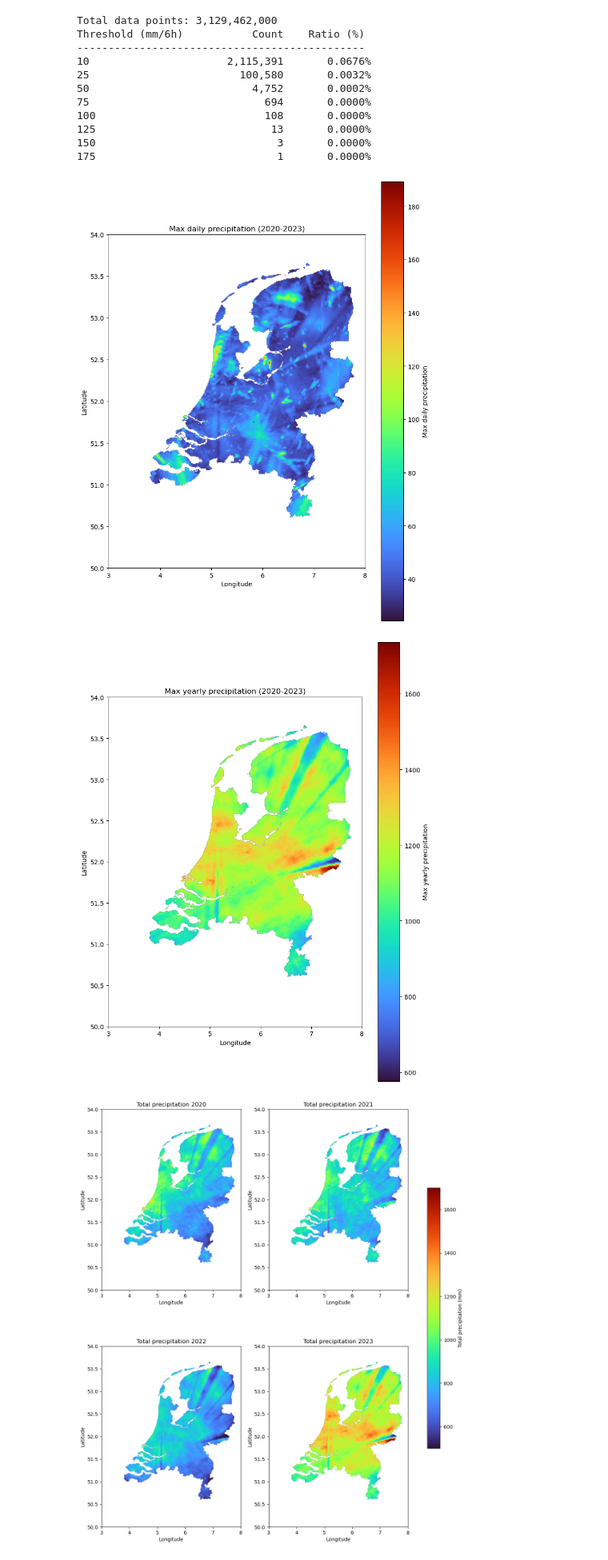
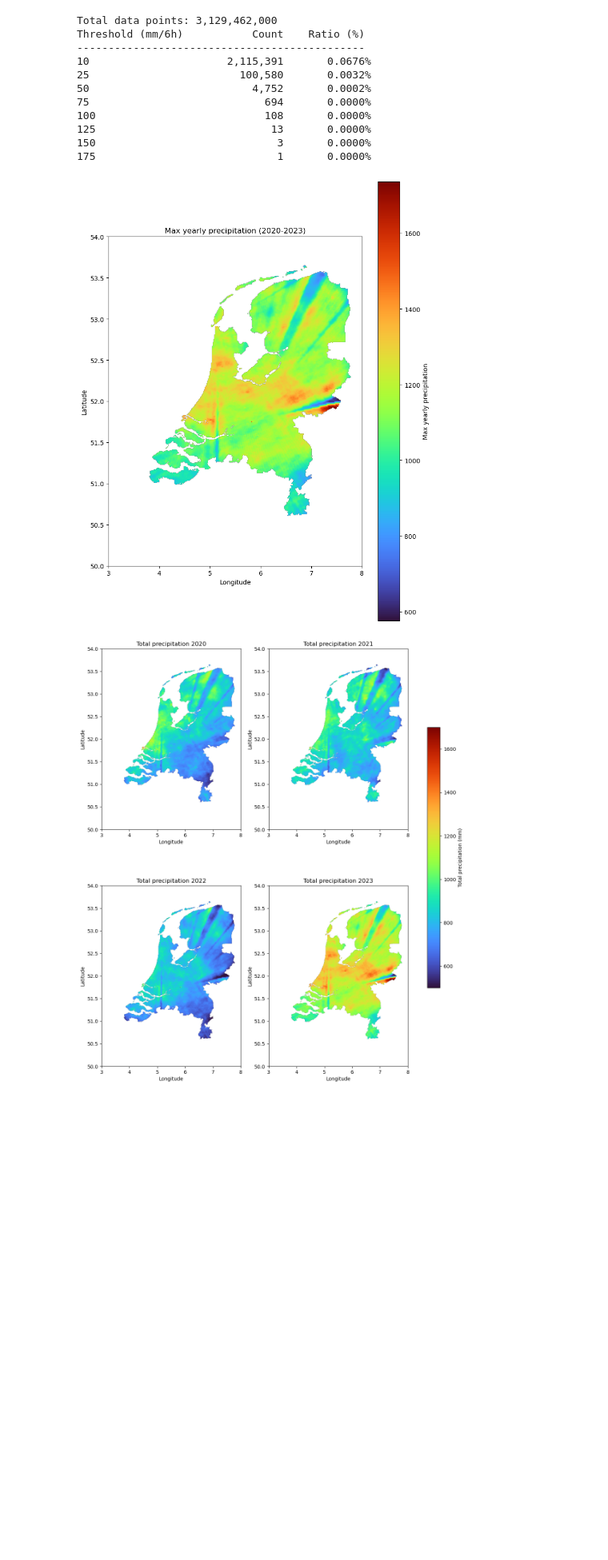
Before and after one commit to jterhaar/ThesisProject, a Jupyter notebook: data/analysis/analysis.ipynb, the cells around one changed output. Shown at 80% size. Saved outputs shown, nothing was run; the diff lists cells and outputs as text; code cells hidden in the pictures; blank space fills up the shorter version.

```diff
--- a/data/analysis/analysis.ipynb
+++ b/data/analysis/analysis.ipynb
@@ -91,23 +84,3 @@ plt.savefig('max_precip_heatmap.png', dpi=150)
 plt.show()
 # %% [output]
 [figure]
-# %%
-ratio_2d = max_2d / (mean_2d + 0.000001)
-
-fig, ax = plt.subplots(figsize=(8, 10))
-im = ax.imshow(
-    ratio_2d,
-    cmap='turbo',
-    origin='upper',
-    extent=[lons.min(), lons.max(), lats.min(), lats.max()],
-    aspect=1 / np.cos(np.radians(52))
-)
-ax.set_xlim(3, 8)
-ax.set_ylim(50, 54)
-plt.colorbar(im, ax=ax, label='Max and mean precipitation ratio')
-ax.set_title('Max/mean 6h precipitation ratio (2020-2023)')
-ax.set_xlabel('Longitude')
-ax.set_ylabel('Latitude')
-plt.tight_layout()
-plt.savefig('max_mean_ratio_heatmap.png', dpi=150)
-plt.show()
@@ -156,9 +122,8 @@ max_yearly_2d = max_yearly.values.reshape(765, 700)
 # %%
-interval_name = 'daily'
-for max_data_2d in [max_daily_2d, max_yearly_2d]:
+def plot_max_data(data, interval_name):
     fig, ax = plt.subplots(figsize=(8, 10))
     im = ax.imshow(
-        max_data_2d,
+        data,
         cmap='turbo',
         origin='upper',
         extent=[lons.min(), lons.max(), lats.min(), lats.max()],
@@ -171,9 +136,5 @@ for max_data_2d in [max_daily_2d, max_yearly_2d]:
     ax.set_xlabel('Longitude')
     ax.set_ylabel('Latitude')
     plt.tight_layout()
-    plt.savefig(f"max_{interval_name}_heatmap.png", dpi=150)
+    plt.savefig(f"images/max_{interval_name}_heatmap.png", dpi=150)
     plt.show()
-    interval_name = 'yearly'
-# %% [output]
-[figure, removed]
-[figure, removed]
@@ -180,3 +148,7 @@ for max_data_2d in [max_daily_2d, max_yearly_2d]:
+# %%
+plot_max_data(max_yearly_2d, 'yearly')
+# %% [output]
+[figure, added]
 # %%
 years = [2020, 2021, 2022, 2023]
 
```
Also changed, not shown: parts of 14 cells of this notebook, 19 other files.
